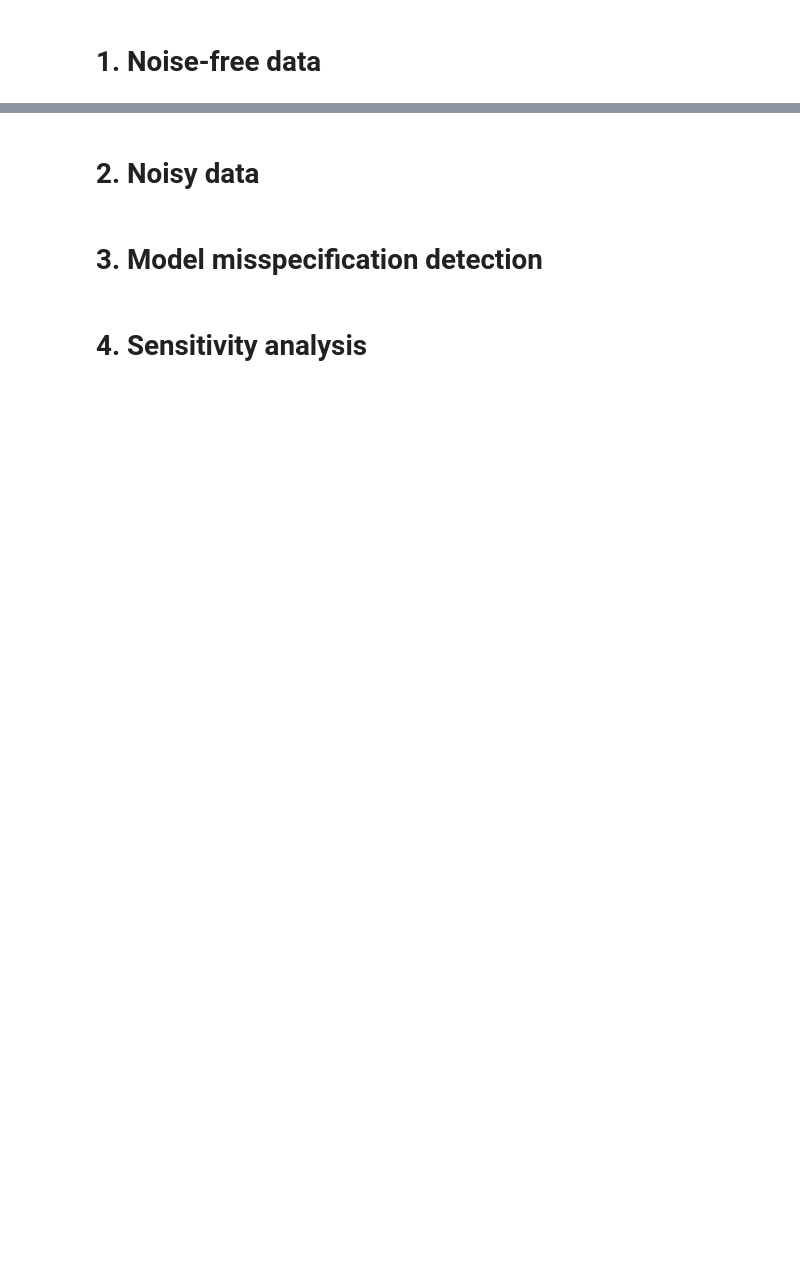
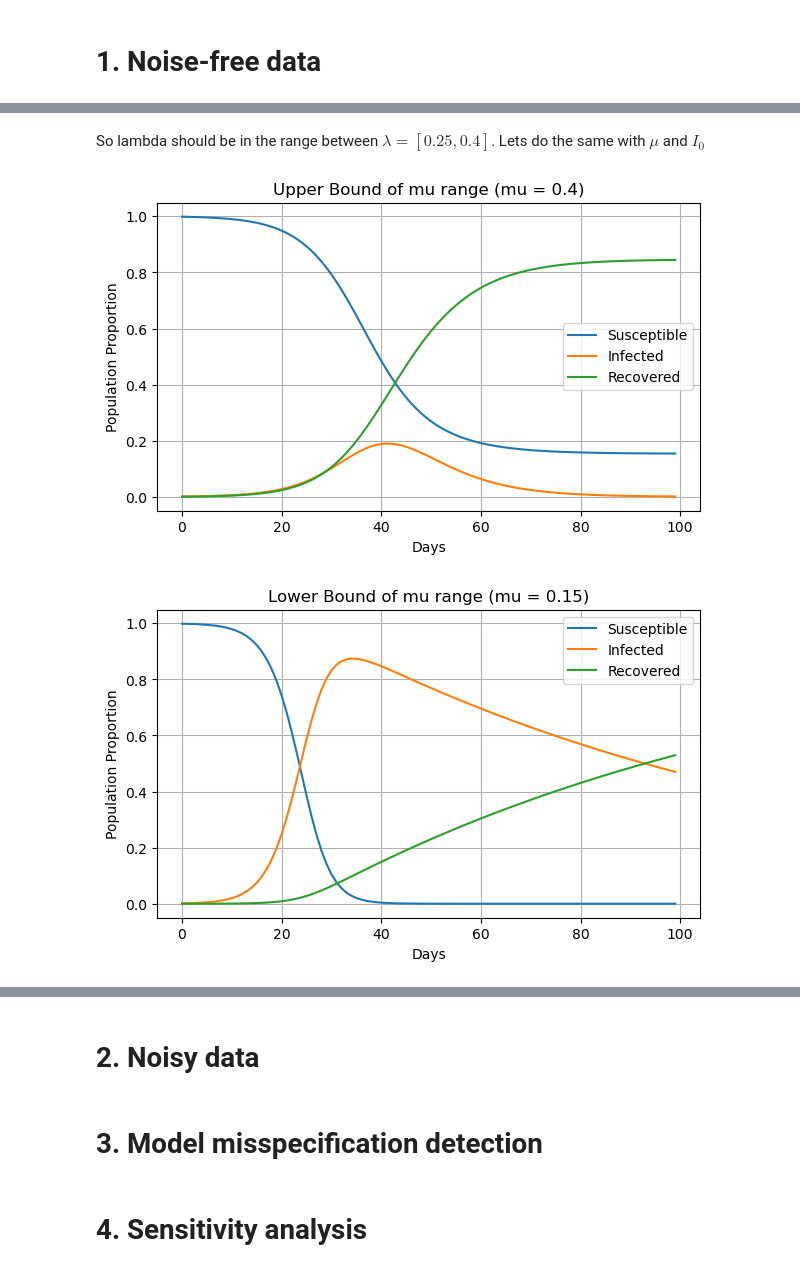
Before and after one commit to lukevoss/GNN, a Jupyter notebook: Assignment_4/epidemiology.ipynb, the cells around one changed output, grey strips where cells are left out. Saved outputs shown, nothing was run; the diff lists cells and outputs as text; code cells hidden in the pictures; blank space fills up the shorter version.

```diff
--- a/Assignment_4/epidemiology.ipynb
+++ b/Assignment_4/epidemiology.ipynb
@@ -47,0 +100,15 @@ observations, ode_variables = simulate_sir_simple(lambda_val, mu_val, initial_in
+# %% [markdown]
+So lambda should be in the range between $\lambda = [0.25, 0.4]$. Lets do the same with $\mu$ and $I_0$
+# %%
+mu_val_1 = 0.15
+mu_val_2 = 0.01
+lambda_val = 0.325
+
+X_1, C_1 = simulate_sir_simple(lambda_val, mu_val_1, initial_infected, num_days)
+X_2, C_2 = simulate_sir_simple(lambda_val, mu_val_2, initial_infected, num_days)
+
+plot_sir_simulation(C_1, title="Upper Bound of mu range (mu = 0.4)")
+plot_sir_simulation(C_2, title="Lower Bound of mu range (mu = 0.15)")
+# %% [output]
+[figure, added]
+[figure, added]
```
Also changed, not shown: parts of 18 cells of this notebook.
